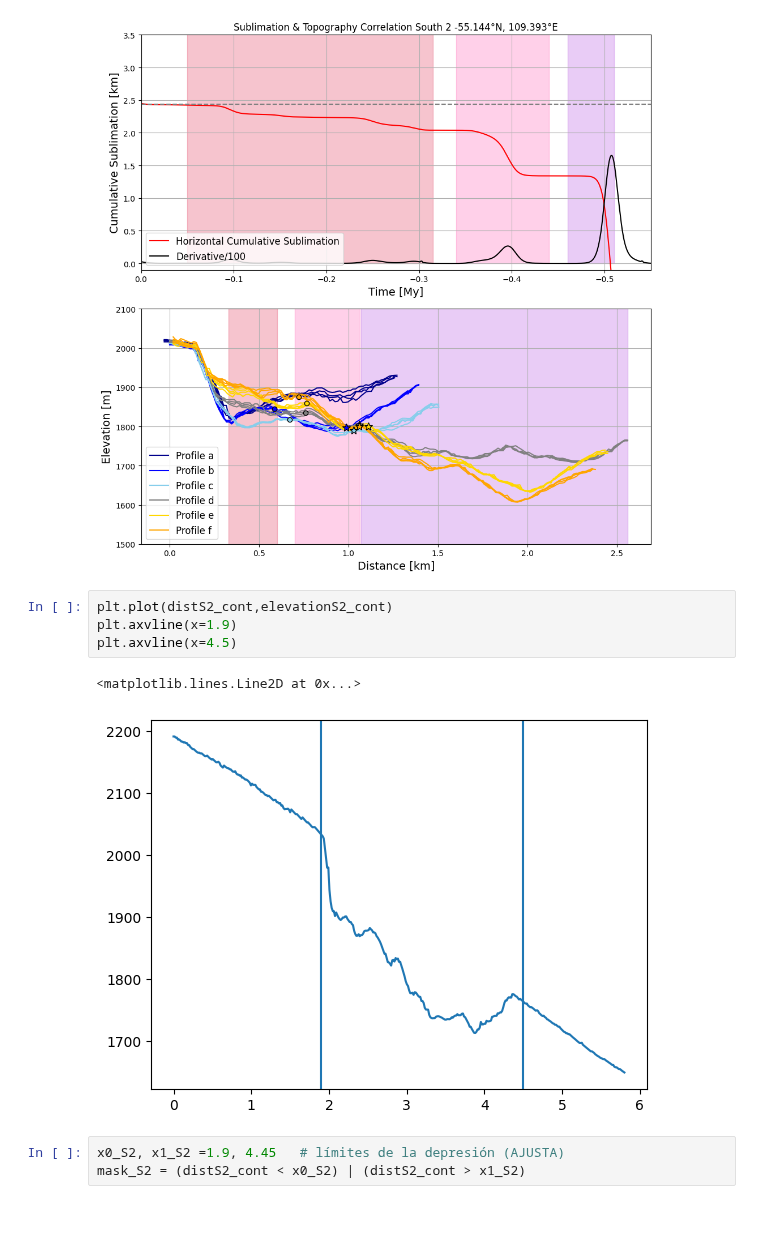
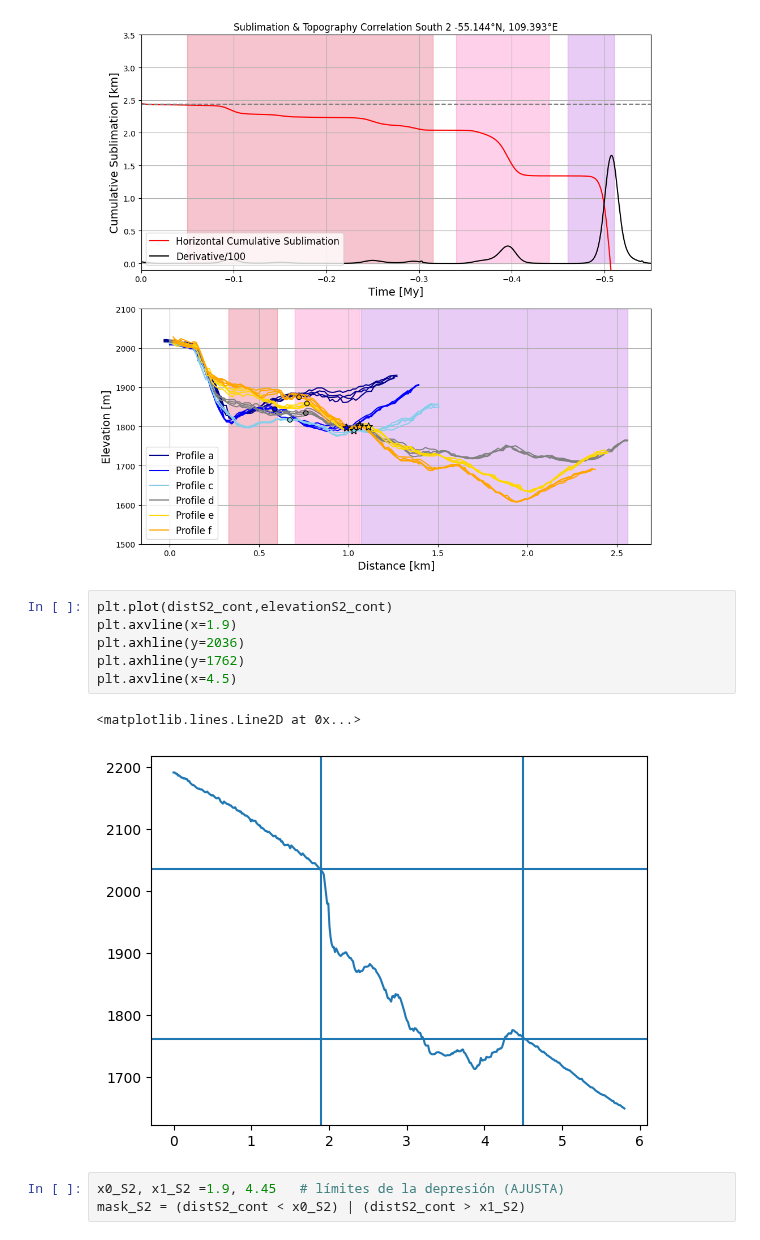
Before and after one commit to lsperezm/Martian_Icy_Scarps, a Jupyter notebook: Code/New_Scarps.ipynb, the cells around one changed output. Saved outputs shown, nothing was run; the diff lists cells and outputs as text.

```diff
--- a/Code/New_Scarps.ipynb
+++ b/Code/New_Scarps.ipynb
@@ -1013,10 +1017,12 @@ plt.show()
 # %%
 plt.plot(distS2_cont,elevationS2_cont)
 plt.axvline(x=1.9)
+plt.axhline(y=2036)
+plt.axhline(y=1762)
 plt.axvline(x=4.5)
 # %% [output]
 <matplotlib.lines.Line2D at 0x...>
-[figure, old version]
+[figure, new version]
 # %%
 x0_S2, x1_S2 =1.9, 4.45   # límites de la depresión (AJUSTA)
 mask_S2 = (distS2_cont < x0_S2) | (distS2_cont > x1_S2)
```
Also changed, not shown: parts of 38 cells of this notebook, 42 other files.
